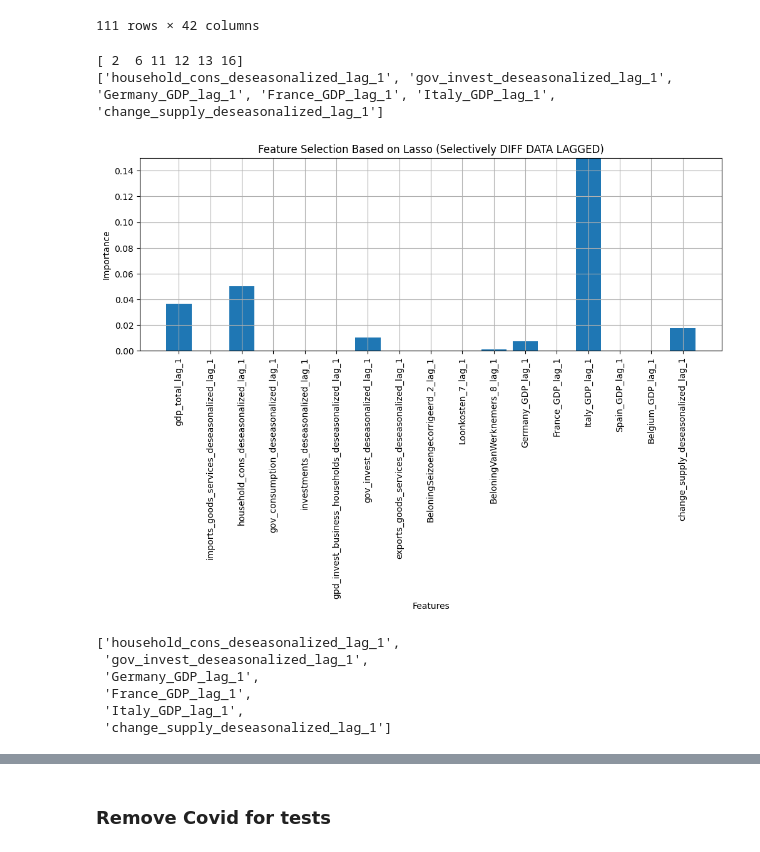
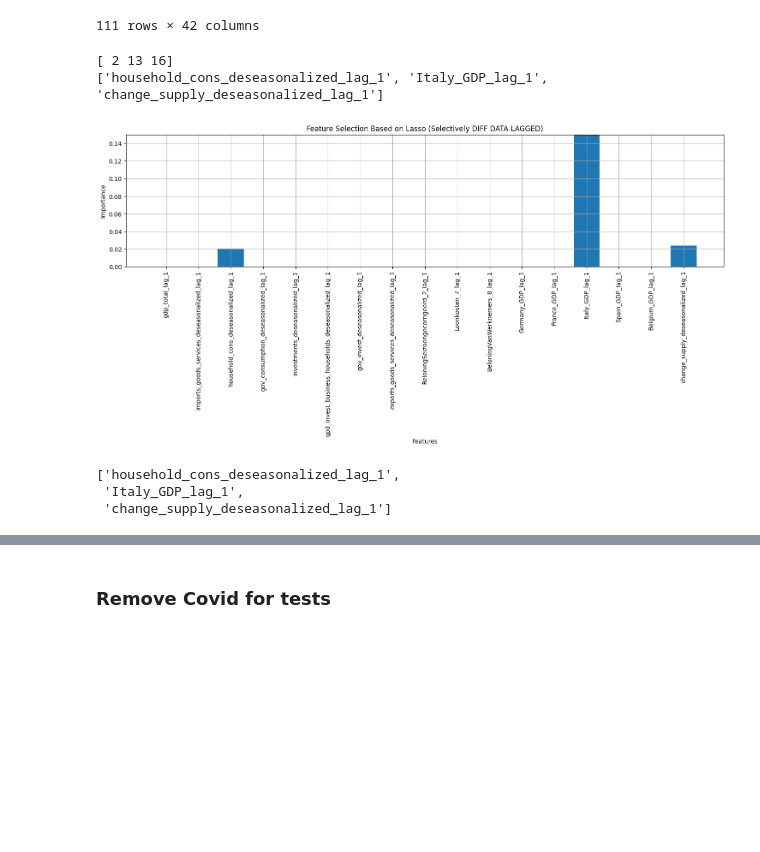
Before and after one commit to powell001/NowCast_Data_v2, a Jupyter notebook: src/a06_forecastQuarterlyData_withQuarterlyData_Lasso.ipynb, the cells around one changed output, grey strips where cells are left out. Drawn from its saved outputs; the diff is of its cells as text; code cells hidden in the pictures; blank space fills up the shorter version.

Commit message:
monthly and quarterly lasso updates

```diff
--- a/src/a06_forecastQuarterlyData_withQuarterlyData_Lasso.ipynb
+++ b/src/a06_forecastQuarterlyData_withQuarterlyData_Lasso.ipynb
@@ -11,7 +11,10 @@ from sklearn.model_selection import train_test_split
 from statsmodels.tsa.stattools import kpss
 from statsmodels.tsa.stattools import adfuller
 from scipy import stats
+import statsmodels.api as sm
 
+from sklearn.preprocessing import StandardScaler
+import random
 
 %matplotlib inline
 from statsmodels.tsa.exponential_smoothing.ets import ETSModel
@@ -20,7 +23,7 @@ import matplotlib.pyplot as plt
 import warnings
 warnings.filterwarnings("ignore")
 
-plt.rcParams["figure.figsize"] = (12, 4)
+plt.rcParams["figure.figsize"] = (18, 4)
 # %%
 inputdata1 = "../output_qt/combined_qt_data/"
 outputdata1 = "../output_qt/regressiondata_qt/"
@@ -595,15 +596,12 @@ scaled_features_df_diff_lag
 | 2024-07-01 | 0.060024 | 0.017211 | 0.090783 | 0.047688 | 0.042601 | ... |
 111 rows × 42 columns
 # %%
-lassoreg(scaled_features_df_diff_lag_subset.dropna(), alpha=0.001, title='Feature Selection Based on Lasso (Selectively DIFF DATA LAGGED)')
+lassoreg(scaled_features_df_diff_lag_subset.dropna(), alpha=0.002, title='Feature Selection Based on Lasso (Selectively DIFF DATA LAGGED)')
 # %% [output]
-[ 2  6 11 12 13 16]
-['household_cons_deseasonalized_lag_1', 'gov_invest_deseasonalized_lag_1', 'Germany_GDP_lag_1', 'France_GDP_lag_1', 'Italy_GDP_lag_1', 'change_supply_deseasonalized_lag_1']
+[ 2 13 16]
+['household_cons_deseasonalized_lag_1', 'Italy_GDP_lag_1', 'change_supply_deseasonalized_lag_1']
-[figure, old version]
+[figure, new version]
 ['household_cons_deseasonalized_lag_1',
- 'gov_invest_deseasonalized_lag_1',
- 'Germany_GDP_lag_1',
- 'France_GDP_lag_1',
  'Italy_GDP_lag_1',
  'change_supply_deseasonalized_lag_1']
 # %%
```
Also changed, not shown: parts of 19 cells of this notebook, 1 other file.
